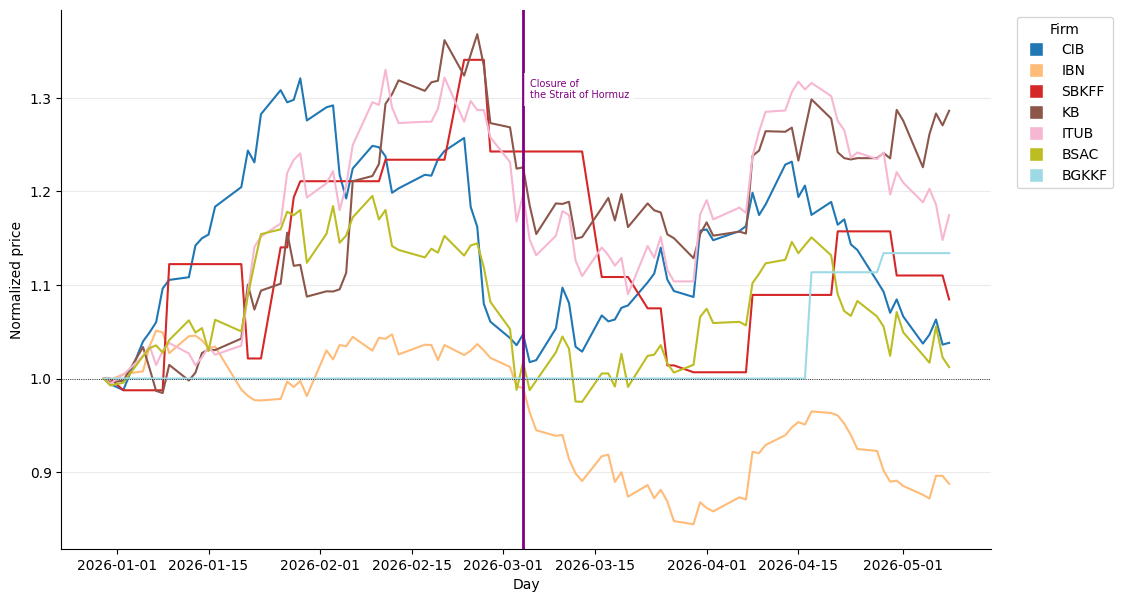
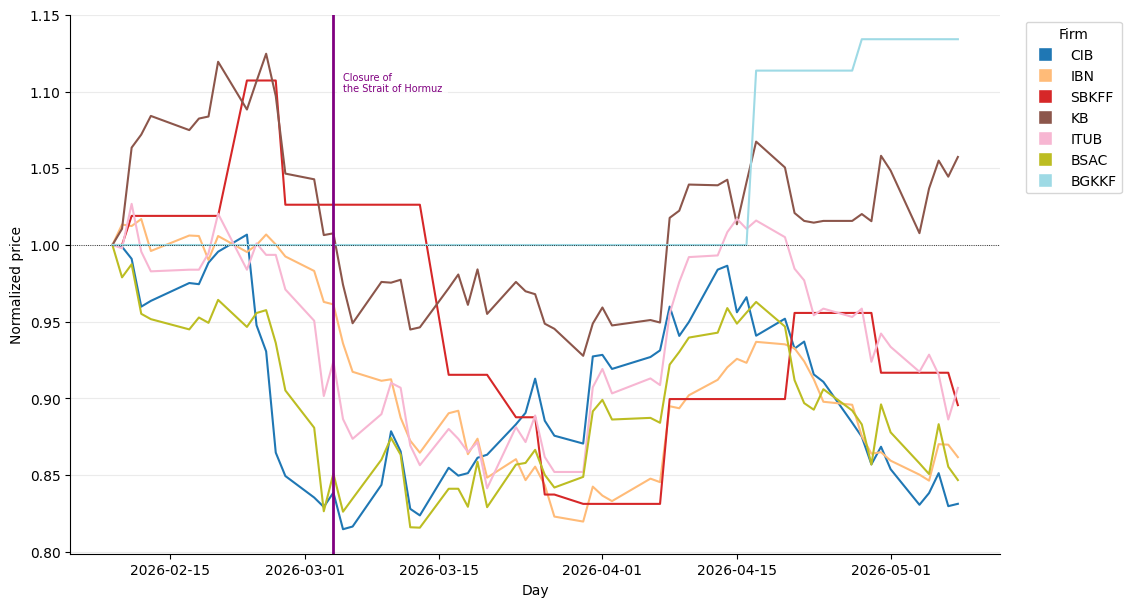
The change to this notebook cell's code, shown as a diff; its figure went from the first image to the second:
--- before
+++ after
@@ -14,5 +14,5 @@
 
 # Downloading the data and choosing the close price value for each day
-data = yf.download(tickers=tickers, period = "90d", interval="1d", auto_adjust=True)
+data = yf.download(tickers=tickers, period = "3mo", interval="1d", auto_adjust=True)
 closing_prices = data["Close"]
 
@@ -47,5 +47,5 @@
 Hormuz_text = datetime.datetime(2026,3,5)
 ax.axvline(Hormuz, color="purple", linewidth=2, linestyle="-")
-ax.text(Hormuz_text, 1.3, "Closure of \nthe Strait of Hormuz", fontsize=7, ha="left", bbox=dict(facecolor="white", alpha=0.75, edgecolor="none"), color = "purple")
+ax.text(Hormuz_text, 1.10, "Closure of \nthe Strait of Hormuz", fontsize=7, ha="left", bbox=dict(facecolor="white", alpha=0.75, edgecolor="none"), color = "purple")
 
 clean_spines(ax)

Commit: Homework 1 end